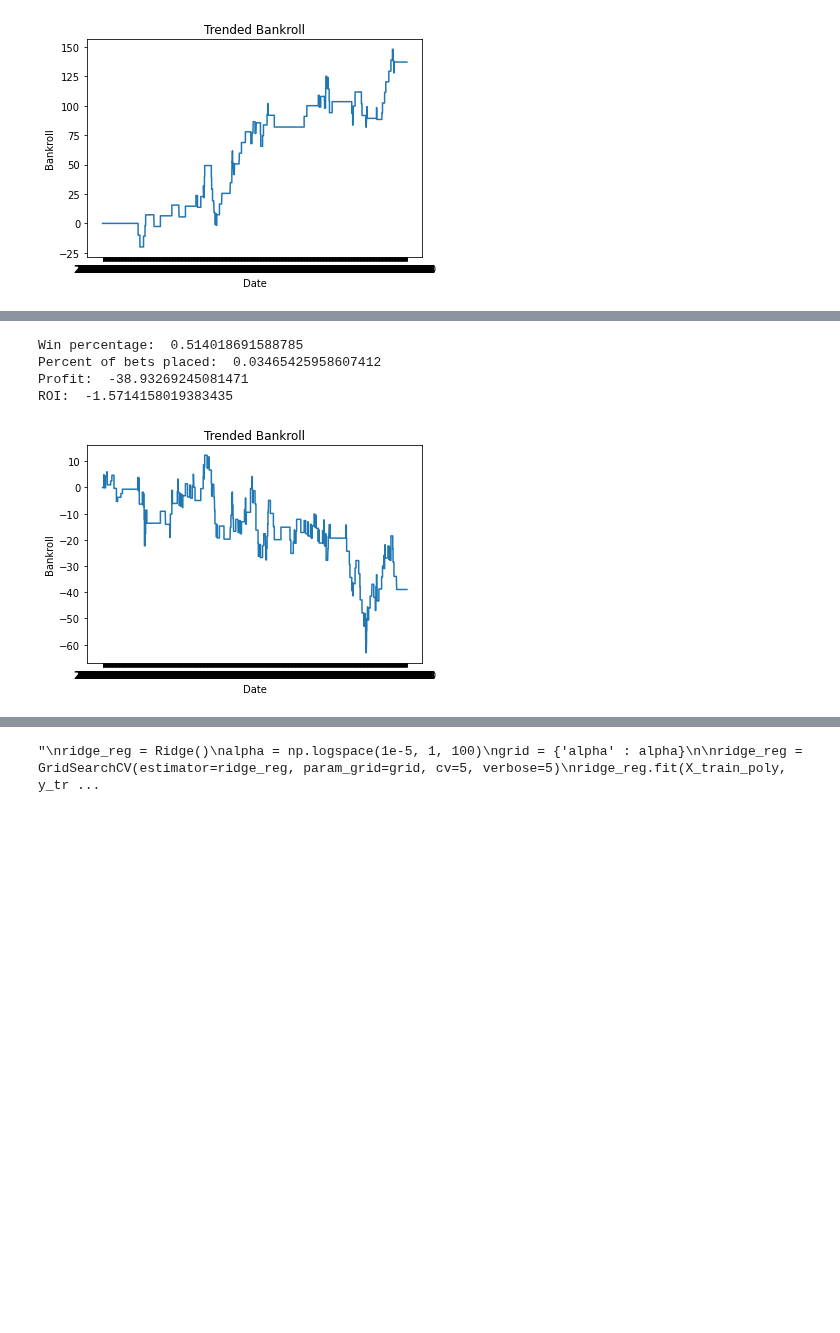
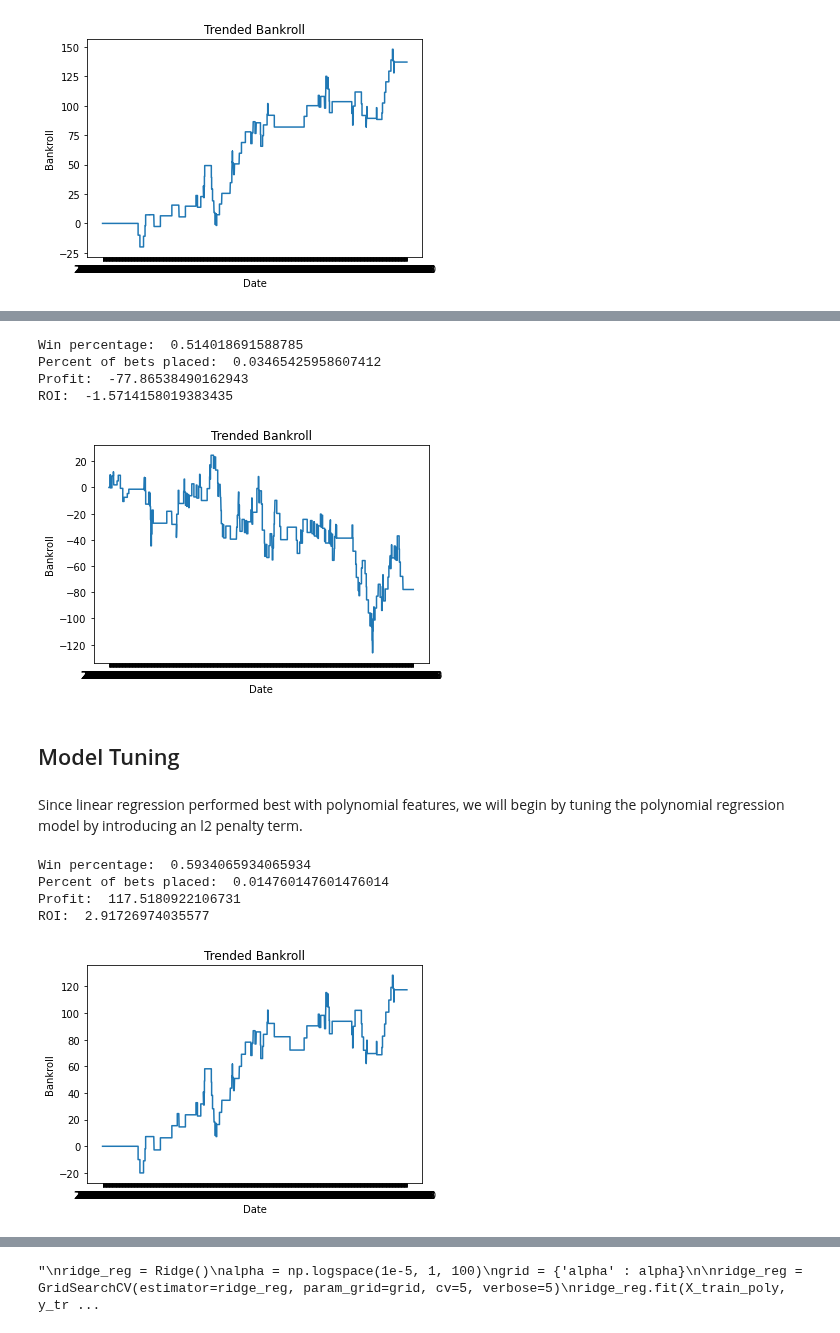
Before and after one commit to jnshzk/nba_beating_the_spread, a Jupyter notebook: models_v3.ipynb, the cells around one changed output, grey strips where cells are left out. Cells and saved outputs as stored; diff of their text form; code cells hidden in the pictures; blank space fills up the shorter version.

```diff
--- a/models_v3.ipynb
+++ b/models_v3.ipynb
@@ -528,10 +554,36 @@ ROI:  3.3030971585894298
 knn = KNeighborsRegressor()
 knn.fit(X_train_pca, y_train_pca)
 
-eval_winnings(knn, X_test_pca, test_ids_set, confidence_threshold=20, bet_amt=5)
+eval_winnings(knn, X_test_pca, test_ids_set, confidence_threshold=20, bet_amt=10)
 # %% [output]
 Win percentage:  0.514018691588785
 Percent of bets placed:  0.03465425958607412
-Profit:  -38.93269245081471
+Profit:  -77.86538490162943
 ROI:  -1.5714158019383435
-[figure, old version]
+[figure, new version]
+# %% [markdown]
+## Model Tuning
+# %% [markdown]
+Since linear regression performed best with polynomial features, we will begin by tuning the polynomial regression model by introducing an l2 penalty term.
+# %%
+#Ridge Regresssion (Polynomial regression tuning)
+
+#define parameter values to use for tuning
+alpha_vals = [100, 10, 1, 0.01, 0.001, 0.0001]
+grid = {'alpha': alpha_vals}
+
+#tune using specified hyperparameters
+ridge = Ridge()
+ridge_grid = GridSearchCV(ridge, grid, cv=5)
+ridge_grid.fit(X_train_poly, y_train_pca)
+
+ridge_tuned = ridge_grid.best_estimator_
+
+#evaluate tuned model
+eval_winnings(ridge_tuned, X_test_poly, test_ids_set, confidence_threshold=20, bet_amt=10)
+# %% [output]
+Win percentage:  0.5934065934065934
+Percent of bets placed:  0.014760147601476014
+Profit:  117.5180922106731
+ROI:  2.91726974035577
+[figure, added]
```
Also changed, not shown: parts of 15 cells of this notebook, 4 other files.
